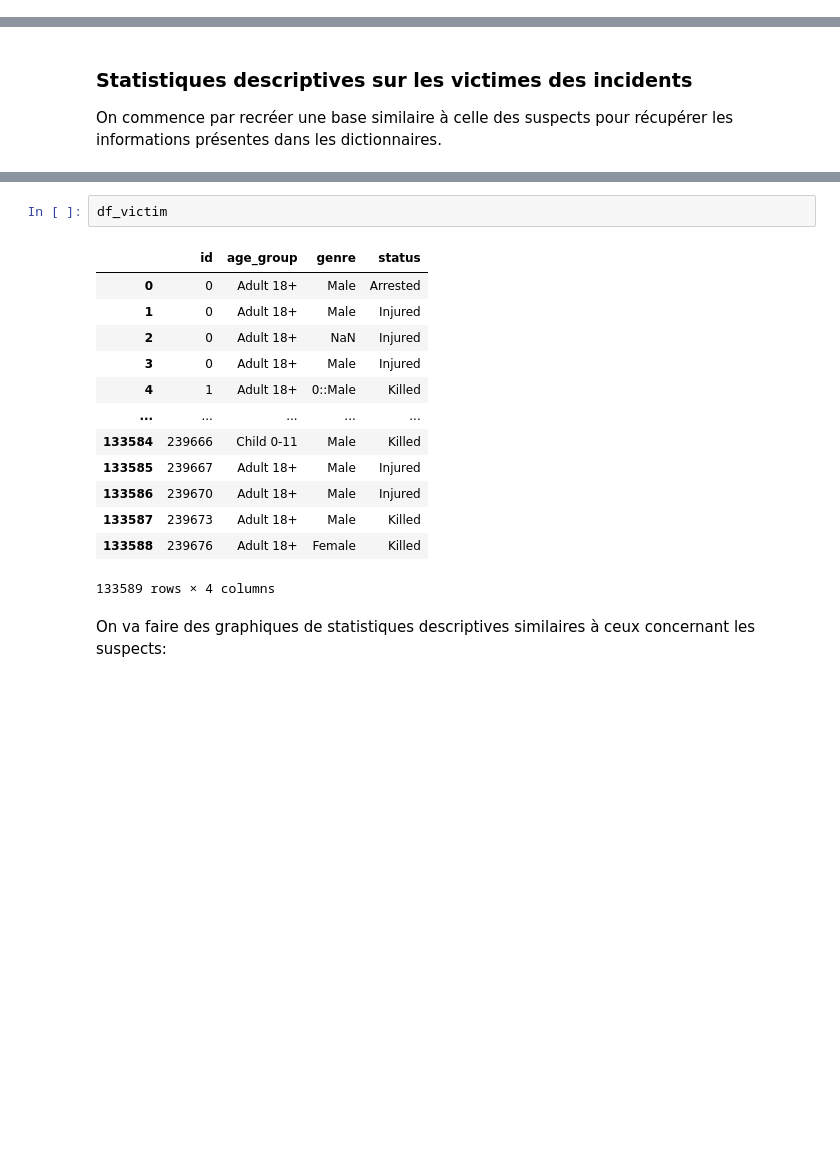
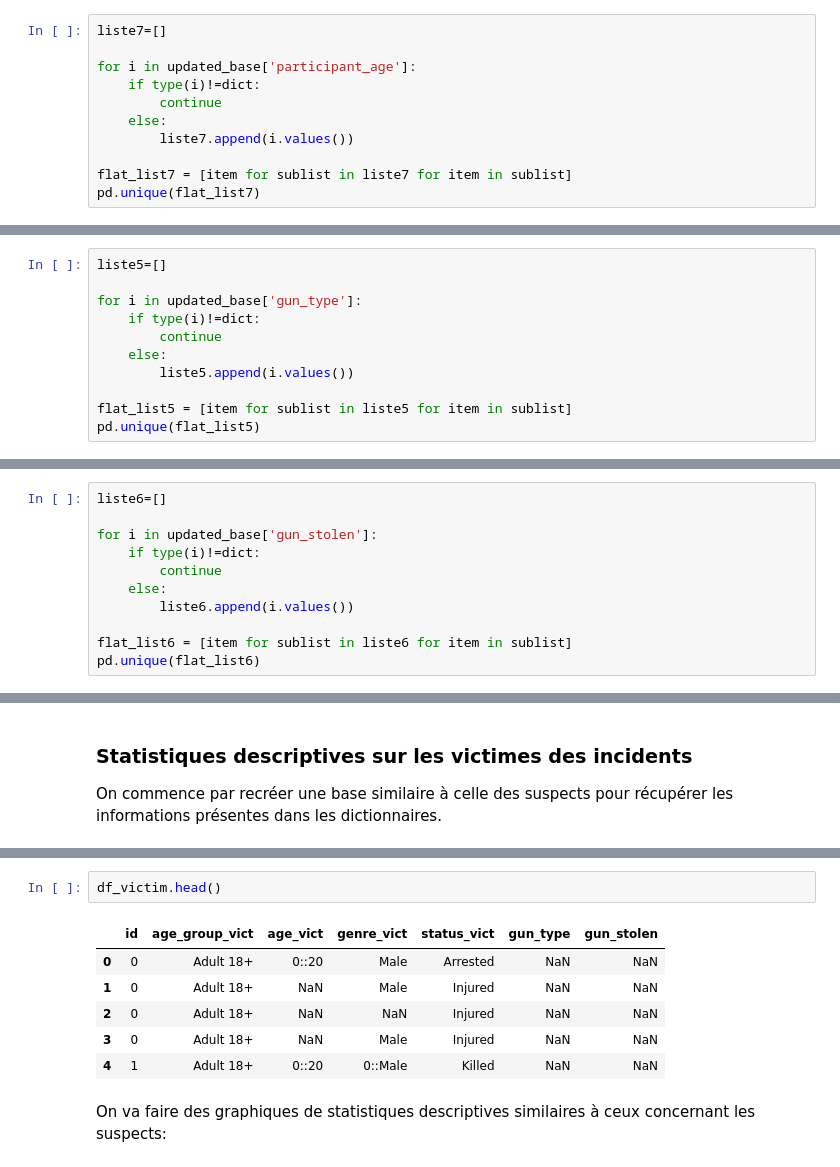
Before and after one commit to eleroux46/gun_violence, a Jupyter notebook: stats_des_elo.ipynb, the cells around one changed output, grey strips where cells are left out. Saved outputs shown, nothing was run; the diff lists cells and outputs as text; blank space fills up the shorter version.

```diff
--- a/stats_des_elo.ipynb
+++ b/stats_des_elo.ipynb
@@ -244,3 +241,14 @@ array(['Adult 18+', 'Teen 12-17', 'Child 0-11', '0::Adult 18+',
        '2:Adult 18+', '2:Teen 12-17', '13::Adult 18+', '7::Adult 18+',
        '2::Child 0-11', '6::Adult 18+', '6::Teen 12-17', '9::Adult 18+',
        '4::Teen 12-17'], dtype=object)
+# %%
+liste7=[]
+
+for i in updated_base['participant_age']:
+    if type(i)!=dict:
+        continue
+    else:
+        liste7.append(i.values())
+
+flat_list7 = [item for sublist in liste7 for item in sublist]
+pd.unique(flat_list7)
@@ -262,3 +288,14 @@ array(['Male', 'Female', '0::Male', '4::Female', '4::Male', '1::Male',
        '2:Male', '3:Male', '1:Female', '5:Female', '3:Female', '4:Male',
        '2:Female', '2::Female', '13::Male', '0::Male, female', '7::Male',
        '5::Female', '10::Male'], dtype=object)
+# %%
+liste5=[]
+
+for i in updated_base['gun_type']:
+    if type(i)!=dict:
+        continue
+    else:
+        liste5.append(i.values())
+
+flat_list5 = [item for sublist in liste5 for item in sublist]
+pd.unique(flat_list5)
@@ -264,0 +318,11 @@ array(['Male', 'Female', '0::Male', '4::Female', '4::Male', '1::Male',
+# %%
+liste6=[]
+
+for i in updated_base['gun_stolen']:
+    if type(i)!=dict:
+        continue
+    else:
+        liste6.append(i.values())
+
+flat_list6 = [item for sublist in liste6 for item in sublist]
+pd.unique(flat_list6)
@@ -503,21 +661,14 @@ for i in updated_base['participant_type']:
 
 df_victim=pd.DataFrame(data_victimes)
 # %%
-df_victim
+df_victim.head()
 # %% [output]
-|  | id | age_group | genre | status |
-| 0 | 0 | Adult 18+ | Male | Arrested |
-| 1 | 0 | Adult 18+ | Male | Injured |
-| 2 | 0 | Adult 18+ | NaN | Injured |
-| 3 | 0 | Adult 18+ | Male | Injured |
-| 4 | 1 | Adult 18+ | 0::Male | Killed |
-| ... | ... | ... | ... | ... |
-| 133584 | 239666 | Child 0-11 | Male | Killed |
-| 133585 | 239667 | Adult 18+ | Male | Injured |
-| 133586 | 239670 | Adult 18+ | Male | Injured |
-| 133587 | 239673 | Adult 18+ | Male | Killed |
-| 133588 | 239676 | Adult 18+ | Female | Killed |
+|  | id | age_group_vict | age_vict | genre_vict | status_vict | gun_type | gun_stolen |
+| 0 | 0 | Adult 18+ | 0::20 | Male | Arrested | NaN | NaN |
+| 1 | 0 | Adult 18+ | NaN | Male | Injured | NaN | NaN |
+| 2 | 0 | Adult 18+ | NaN | NaN | Injured | NaN | NaN |
+| 3 | 0 | Adult 18+ | NaN | Male | Injured | NaN | NaN |
+| 4 | 1 | Adult 18+ | 0::20 | 0::Male | Killed | NaN | NaN |
-133589 rows × 4 columns
 # %% [markdown]
 On va faire des graphiques de statistiques descriptives similaires à ceux concernant les suspects:
 # %%
```
Also changed, not shown: parts of 22 cells of this notebook.
